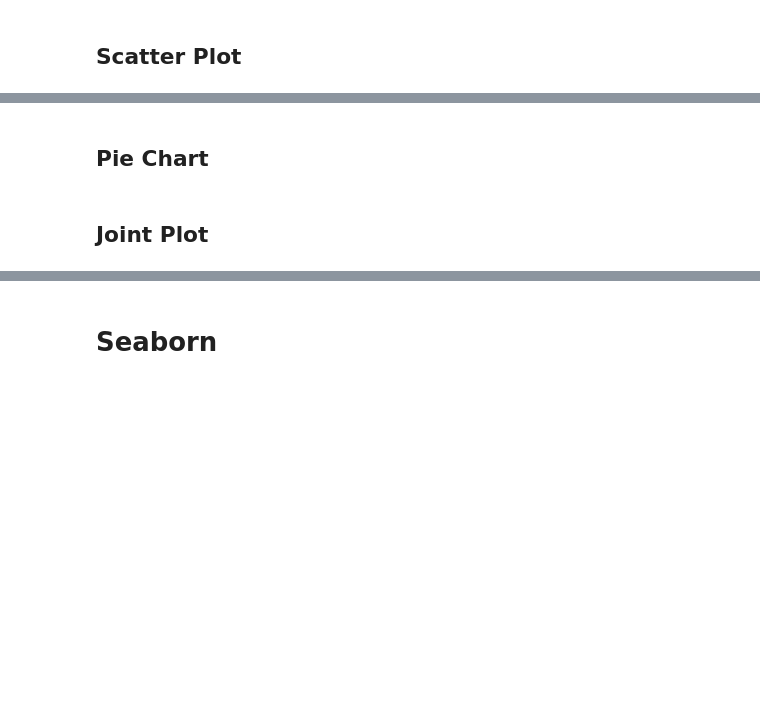
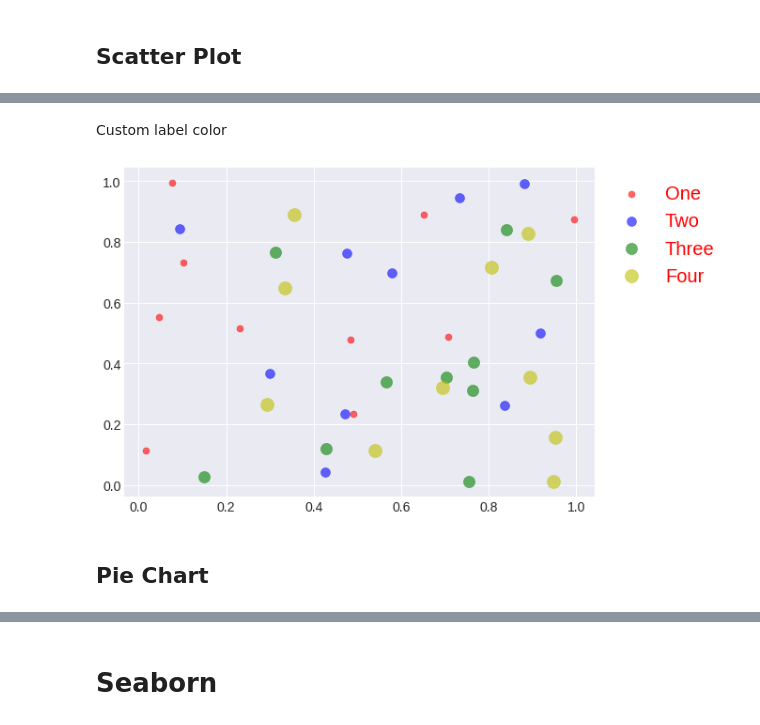
Before and after one commit to dayanandv/Data-Science, a Jupyter notebook: Visualization.ipynb, the cells around one changed output, grey strips where cells are left out. Saved outputs shown, nothing was run; the diff lists cells and outputs as text; code cells hidden in the pictures; blank space fills up the shorter version.

```diff
--- a/Visualization.ipynb
+++ b/Visualization.ipynb
@@ -198,4 +231,18 @@ plt.legend()
+# %% [markdown]
+Custom label color
+# %%
+plt.figure(figsize=(8,6))
+x = np.random.random(10)
+y = np.random.random(10)
+# "alpha" is used for softnening colors
+plt.rcParams['text.color'] = 'red' # Label Color
+plt.scatter(np.random.random(10),np.random.random(10),c='r', s=50 , alpha=0.6 , label = 'One')
+plt.scatter(np.random.random(10),np.random.random(10),c='b', s=100 , alpha=0.6 , label = 'Two')
+plt.scatter(np.random.random(10),np.random.random(10),c='g', s=150 , alpha=0.6 , label = 'Three')
+plt.scatter(np.random.random(10),np.random.random(10),c='y', s=200 , alpha=0.6 , label = 'Four')
+plt.legend(bbox_to_anchor=(1.0, 1.0) , shadow=True, fontsize='x-large')
+plt.show()
+# %% [output]
+[figure, added]
 # %% [markdown]
 ## Pie Chart
-# %% [markdown]
-## Joint Plot
```
Also changed, not shown: parts of 19 cells of this notebook.
